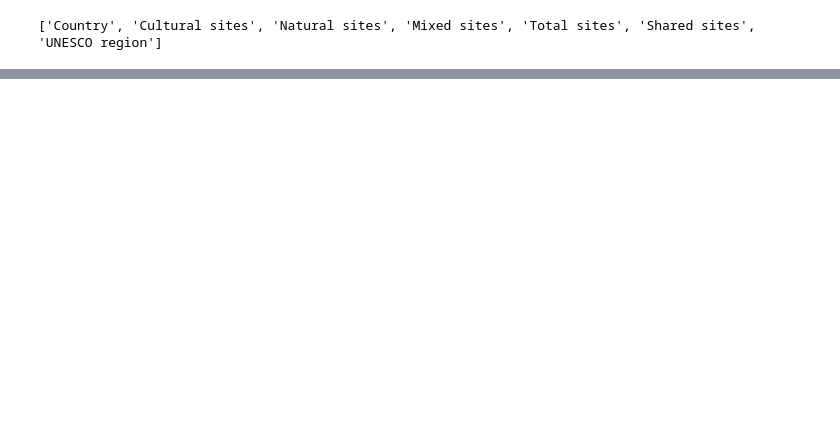
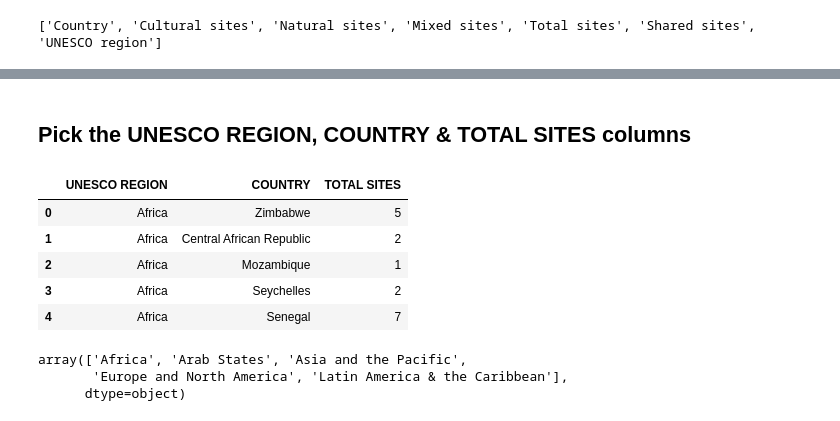
Before and after one commit to RachaelKilonzo/Voronoi-of-UNESCO-cultural-heritage-sites, a Jupyter notebook: world heritage.ipynb, the cells around one changed output, grey strips where cells are left out. Saved outputs shown, nothing was run; the diff lists cells and outputs as text; code cells hidden in the pictures; blank space fills up the shorter version.

```diff
--- a/world heritage.ipynb
+++ b/world heritage.ipynb
@@ -54,0 +60,18 @@ df.to_csv('Cultural_Heritage_Count.csv', index=False)
+# %% [markdown]
+## Pick the UNESCO REGION, COUNTRY & TOTAL SITES columns
+# %%
+SiteCount=df[['UNESCO REGION', 'COUNTRY', 'TOTAL SITES']]
+SiteCount.head()
+# %% [output]
+|  | UNESCO REGION | COUNTRY | TOTAL SITES |
+| 0 | Africa | Zimbabwe | 5 |
+| 1 | Africa | Central African Republic | 2 |
+| 2 | Africa | Mozambique | 1 |
+| 3 | Africa | Seychelles | 2 |
+| 4 | Africa | Senegal | 7 |
+# %%
+SiteCount['UNESCO REGION'].unique()
+# %% [output]
+array(['Africa', 'Arab States', 'Asia and the Pacific',
+       'Europe and North America', 'Latin America & the Caribbean'],
+      dtype=object)
```
Also changed, not shown: parts of 6 cells of this notebook.
